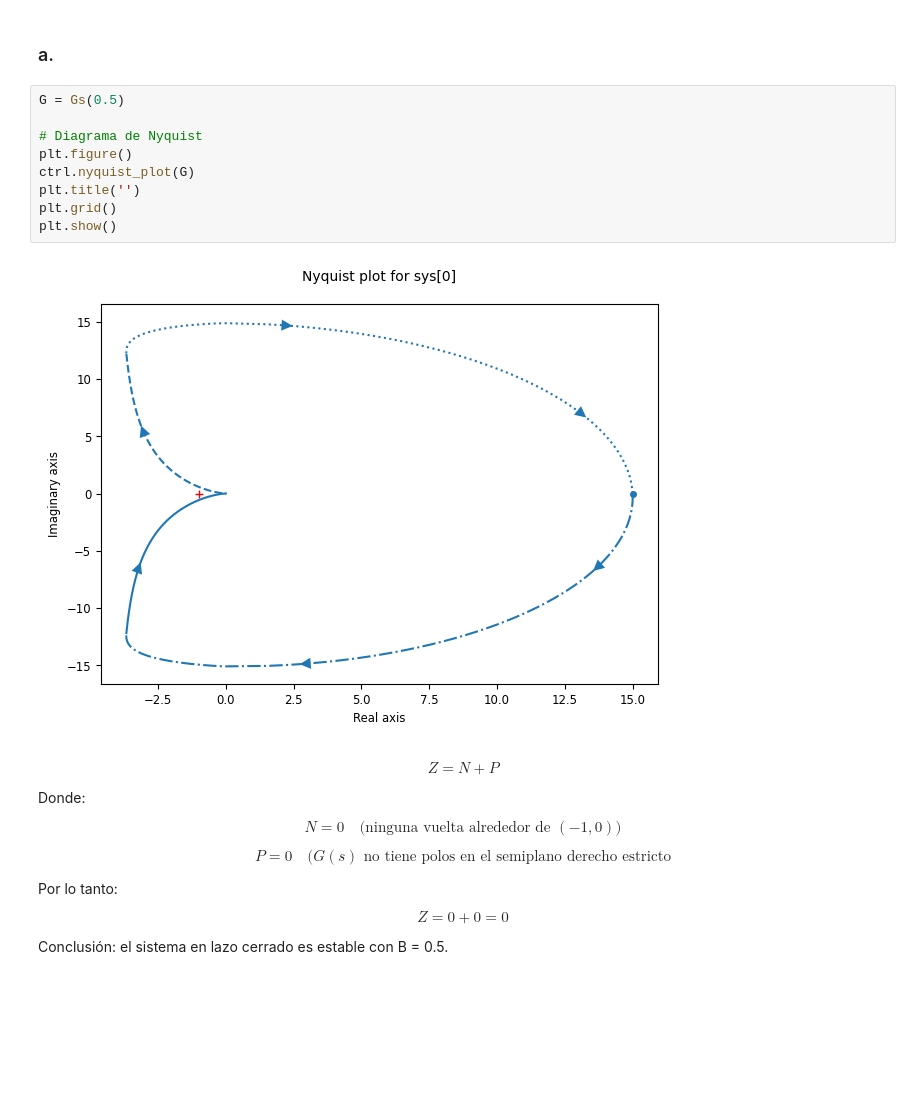
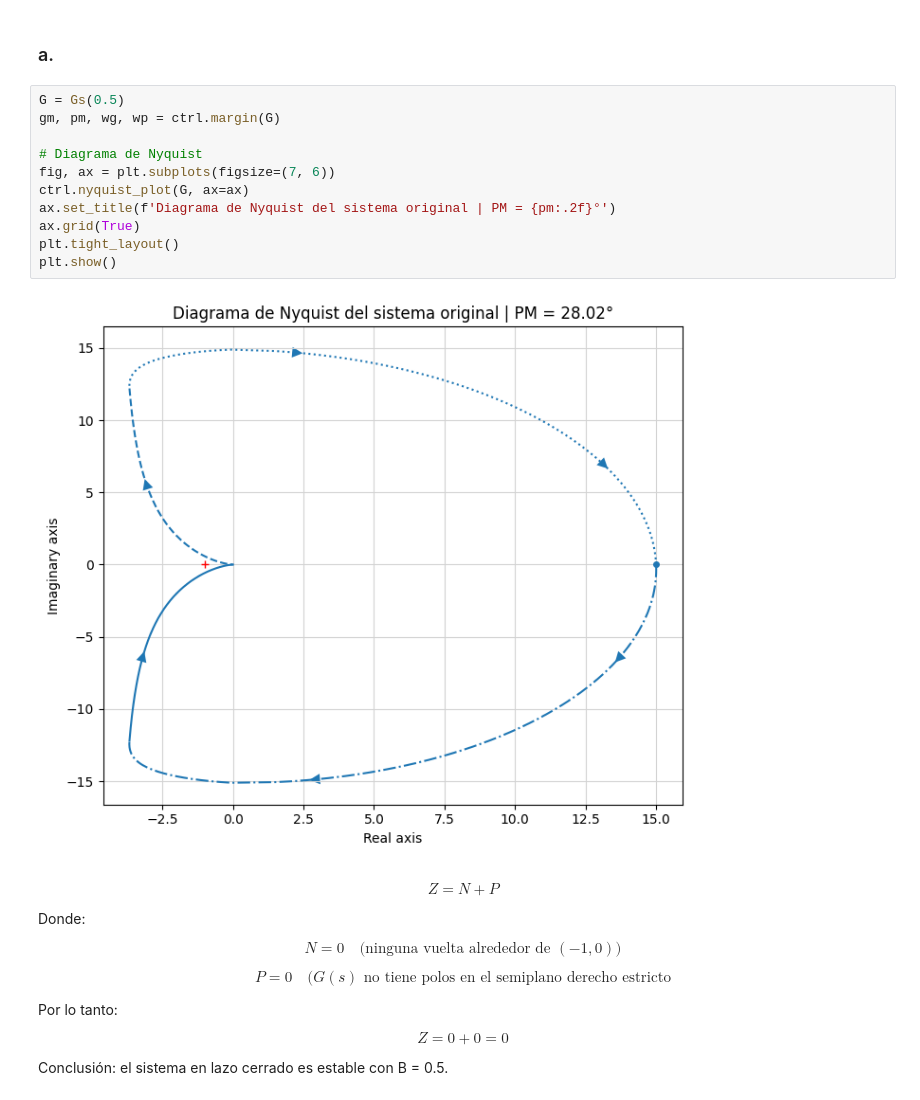
Before and after one commit to LucioLuque/Control-TP1, a Jupyter notebook: parte2.ipynb, the cells around one changed output. Cells and saved outputs as stored; diff of their text form; blank space fills up the shorter version.

```diff
--- a/parte2.ipynb
+++ b/parte2.ipynb
@@ -15,15 +15,17 @@ def Gs(B):
 ### a.
 # %%
 G = Gs(0.5)
+gm, pm, wg, wp = ctrl.margin(G)
 
 # Diagrama de Nyquist
-plt.figure()
-ctrl.nyquist_plot(G)
-plt.title('')
-plt.grid()
+fig, ax = plt.subplots(figsize=(7, 6))
+ctrl.nyquist_plot(G, ax=ax)
+ax.set_title(f'Diagrama de Nyquist del sistema original | PM = {pm:.2f}°')
+ax.grid(True)
+plt.tight_layout()
 plt.show()
 # %% [output]
-[figure, old version]
+[figure, new version]
 # %% [markdown]
 $$
 Z = N + P
```
Also changed, not shown: parts of 12 cells of this notebook.
